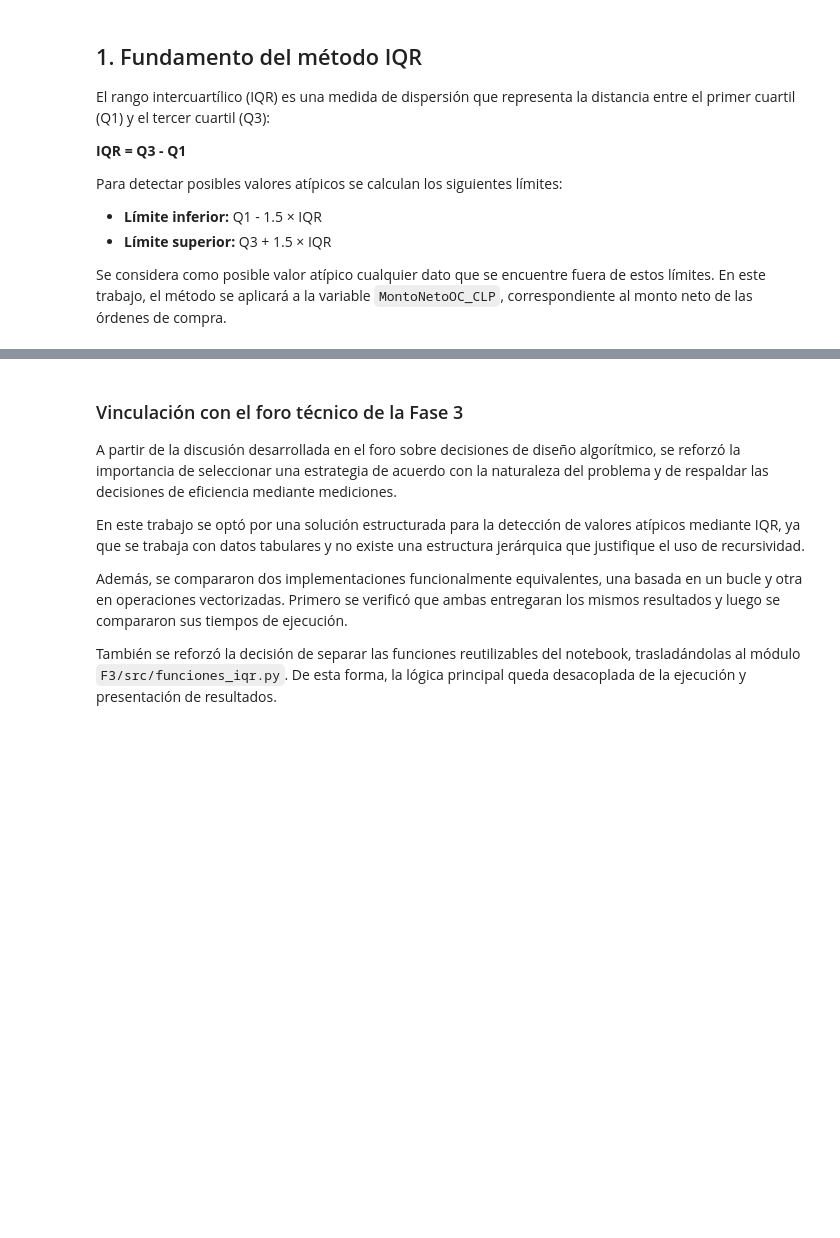
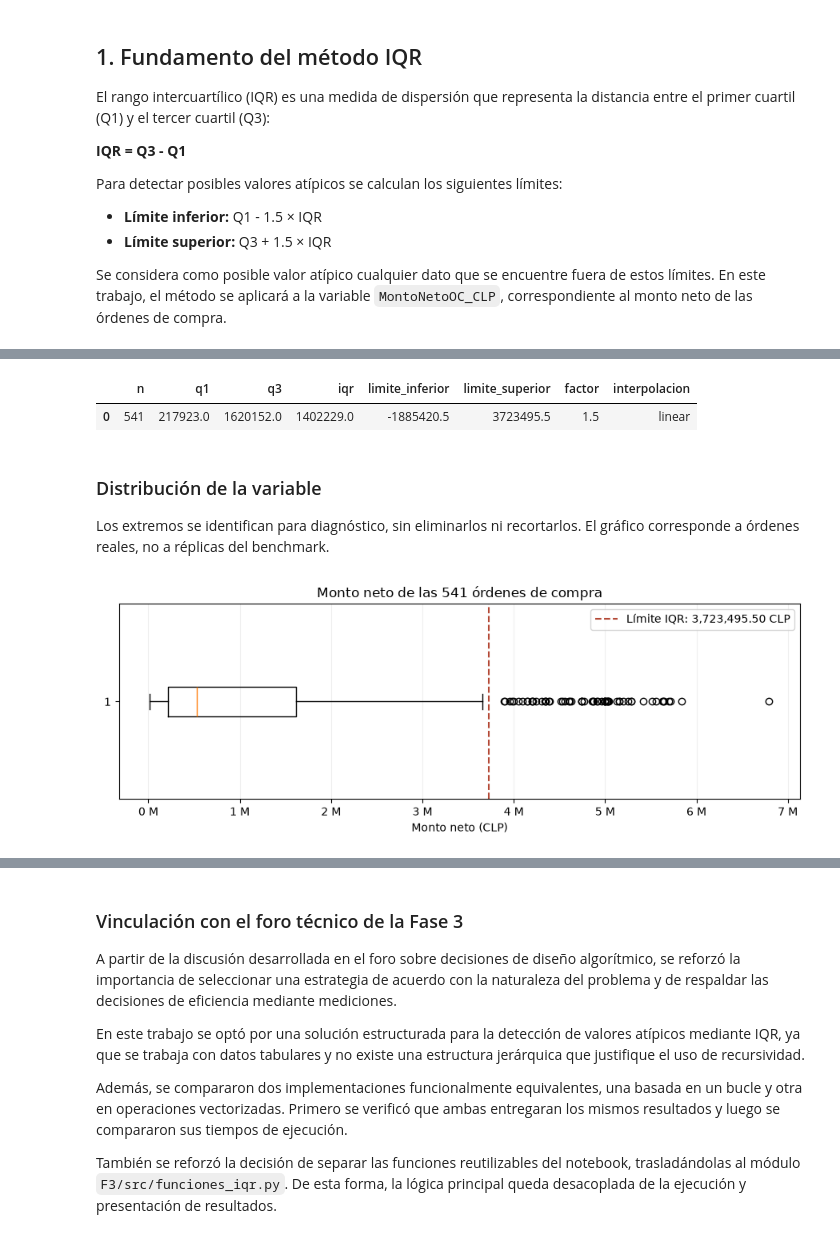
Before and after one commit to BenjaArayaM/proyecto-grupo7-mcdi500, a Jupyter notebook: F3/notebooks/F3_Formativa_Eficiencia_IQR.ipynb, the cells around one changed output, grey strips where cells are left out. Cells and saved outputs as stored; diff of their text form; code cells hidden in the pictures; blank space fills up the shorter version.

```diff
--- a/F3/notebooks/F3_Formativa_Eficiencia_IQR.ipynb
+++ b/F3/notebooks/F3_Formativa_Eficiencia_IQR.ipynb
@@ -330,0 +99,25 @@ Las funciones utilizadas para detectar valores atípicos se trasladaron al archi
+# %%
+limites = calcular_limites_iqr(montos)
+limite_inferior = limites['limite_inferior']
+limite_superior = limites['limite_superior']
+display(pd.DataFrame([limites]))
+# %% [output]
+|  | n | q1 | q3 | iqr | limite_inferior | limite_superior | factor | interpolacion |
+| 0 | 541 | 217923.0 | 1620152.0 | 1402229.0 | -1885420.5 | 3723495.5 | 1.5 | linear |
+# %% [markdown]
+### Distribución de la variable
+Los extremos se identifican para diagnóstico, sin eliminarlos ni recortarlos. El gráfico corresponde a órdenes reales, no a réplicas del benchmark.
+# %%
+import matplotlib.pyplot as plt
+from matplotlib.ticker import FuncFormatter
+fig, ax = plt.subplots(figsize=(9, 3.4))
+ax.boxplot(montos, vert=False, showfliers=True)
+ax.axvline(limite_superior, linestyle='--', color='#b44936', label=f'Límite IQR: {limite_superior:,.2f} CLP')
+ax.set_title('Monto neto de las 541 órdenes de compra')
+ax.set_xlabel('Monto neto (CLP)')
+ax.xaxis.set_major_formatter(FuncFormatter(lambda x, pos: f'{x/1_000_000:g} M'))
+ax.legend(); ax.grid(axis='x', alpha=.2)
+fig.tight_layout(); fig.savefig(figuras / 'distribucion_iqr.png', dpi=180)
+plt.show()
+# %% [output]
+[figure, added]
```
Also changed, not shown: parts of 37 cells of this notebook, 28 other files.
